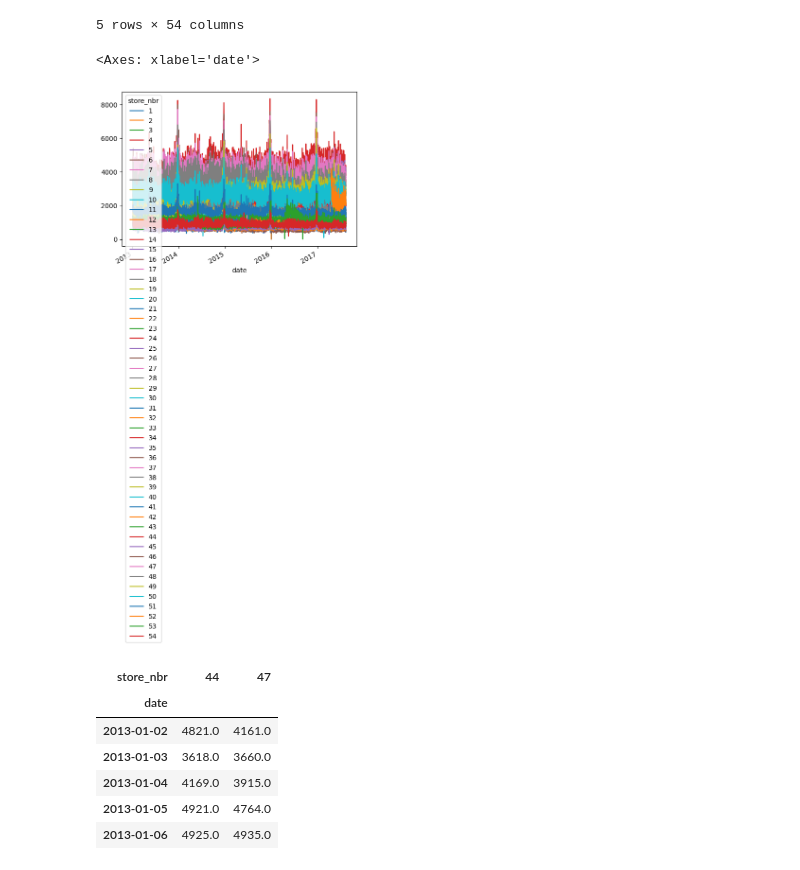
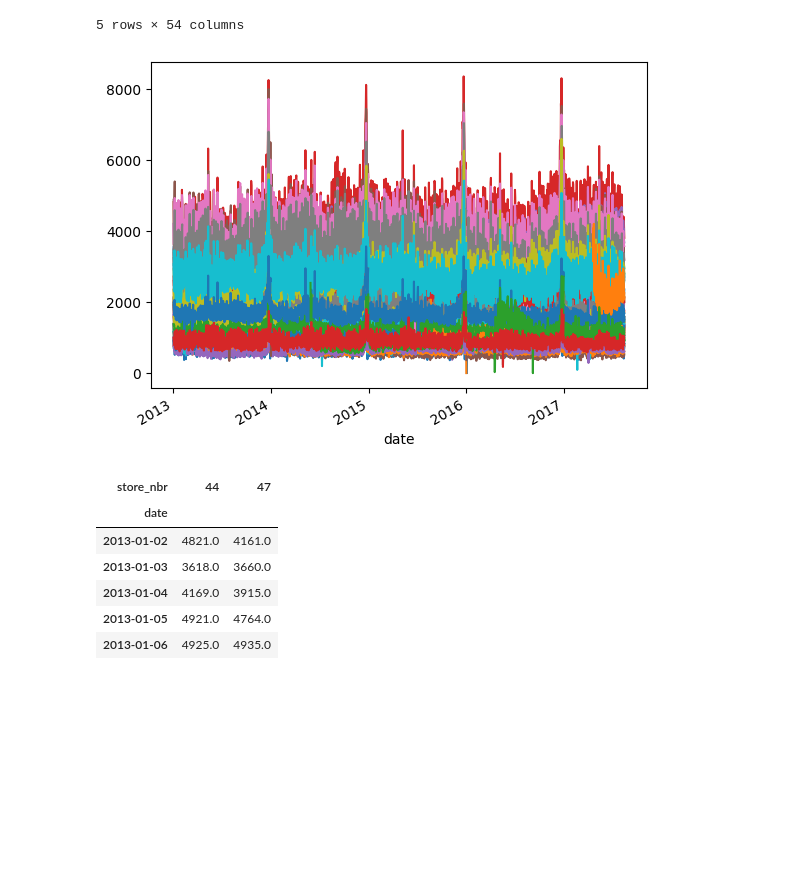
Before and after one commit to jameslaurence82/Udemy-Python_DataAnalysis_NumpyPandas, a Jupyter notebook: PdDF_Visualizations.ipynb, the cells around one changed output. Drawn from its saved outputs; the diff is of its cells as text; code cells hidden in the pictures; blank space fills up the shorter version.

```diff
--- a/PdDF_Visualizations.ipynb
+++ b/PdDF_Visualizations.ipynb
@@ -135,11 +135,11 @@ pivotStore44_47.head()
 | 2013-01-04 | 1863.0 | 2066.0 | 3188.0 | 1596.0 | 1642.0 | 1679.0 | 1513.0 | 2962.0 | 1975.0 | 970.0 | ... | ... |
 | 2013-01-05 | 1509.0 | 2062.0 | 3623.0 | 1825.0 | 1643.0 | 2154.0 | 1599.0 | 3060.0 | 2604.0 | 1269.0 | ... | ... |
 5 rows × 54 columns
-# %%
-pivotStore44_47.plot()
-# %% [output]
-<Axes: xlabel='date'>
-[figure, removed]
+# %%
+# removed legend because it had all the stores listed
+pivotStore44_47.plot(legend=False);
+# %% [output]
+[figure, added]
 # %%
 # can use query() with pivot table creation,
 querypivotStore44_47 = transactions.query("store_nbr in [44,47]").pivot_table(
```
Also changed, not shown: parts of 28 cells of this notebook, 1 other file.
